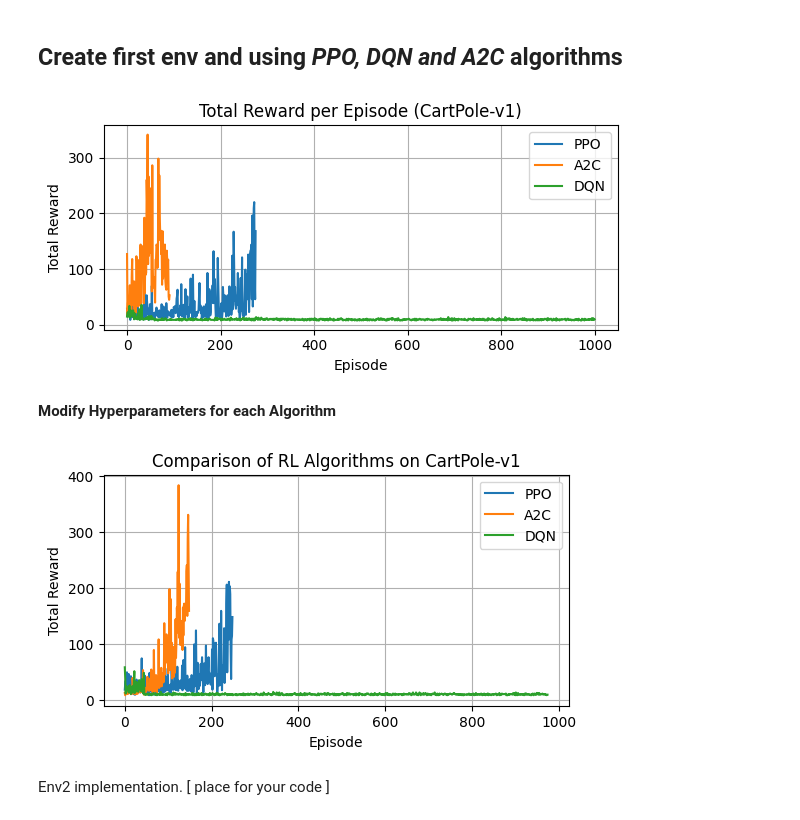
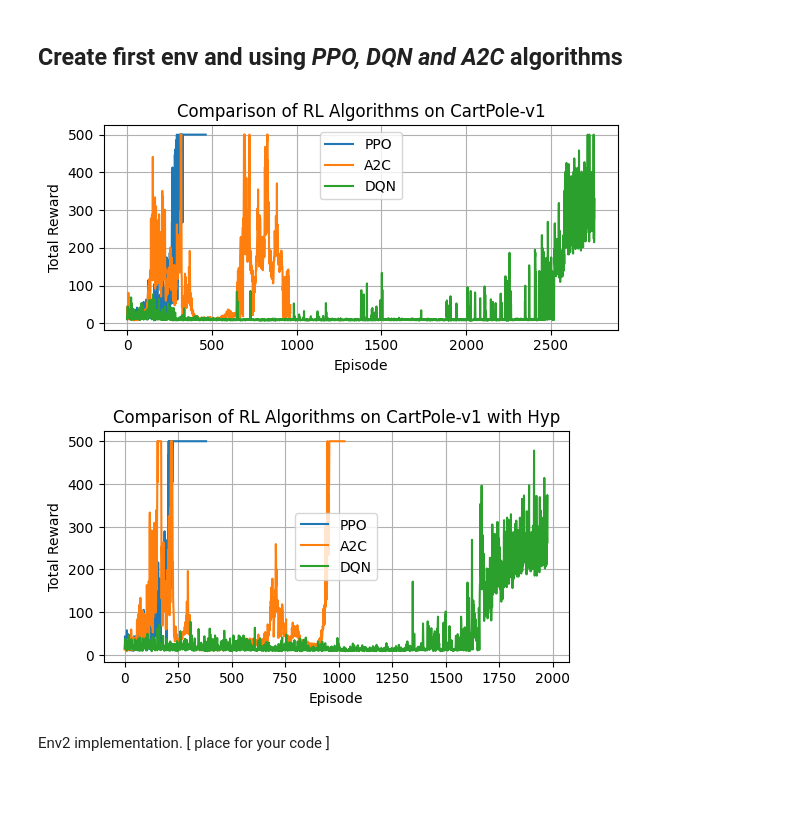
Before and after one commit to SaeedTerik/rl_homework, a Jupyter notebook: HW1_Notebook.ipynb, the cells around one changed output. Saved outputs shown, nothing was run; the diff lists cells and outputs as text; code cells hidden in the pictures; blank space fills up the shorter version.

```diff
--- a/HW1_Notebook.ipynb
+++ b/HW1_Notebook.ipynb
@@ -277,17 +264,0 @@ rewards_dict = {
-# %%
-# Plot
-plt.figure(figsize=(6, 3))
-for algo, rewards in rewards_dict.items():
-    plt.plot(rewards, label=algo)
-
-plt.xlabel("Episode")
-plt.ylabel("Total Reward")
-plt.title("Total Reward per Episode (CartPole-v1)")
-plt.legend()
-plt.grid(True)
-plt.tight_layout()
-plt.show()
-# %% [output]
-[figure, removed]
-# %% [markdown]
-**Modify Hyperparameters for each Algorithm**
@@ -311,17 +265,51 @@ rewards_dict_hyp = {
-# %%
-import matplotlib.pyplot as plt
-
-plt.figure(figsize=(6, 3))
-for algo_name, rewards in rewards_dict_hyp.items():
-    plt.plot(rewards, label=algo_name)
-plt.xlabel("Episode")
-plt.ylabel("Total Reward")
-plt.title("Comparison of RL Algorithms on CartPole-v1")
-plt.legend()
-plt.grid(True)
-plt.show()
-# %% [output]
-[figure, removed]
+# %%
+# Import env 1
+first_env = gym.make("CartPole-v1", render_mode="rgb_array")
+
+# Dictionary to store rewards
+rewards_dict = {}
+
+# Train models and collect episode rewards
+rewards_dict = {
+    'PPO': train_and_log(PPO, first_env, timesteps),
+    'A2C': train_and_log(A2C, first_env, timesteps),
+    'DQN': train_and_log(DQN, first_env, timesteps)
+}
+# Plot
+plt.figure(figsize=(6, 3))
+for algo, rewards in rewards_dict.items():
+    plt.plot(rewards, label=algo)
+
+plt.xlabel("Episode")
+plt.ylabel("Total Reward")
+plt.title("Comparison of RL Algorithms on CartPole-v1")
+plt.legend()
+plt.grid(True)
+plt.tight_layout()
+plt.show()
+
+rewards_dict_hyp = {
+    'PPO': train_and_log(PPO, first_env, timesteps,
+                             kwargs={'learning_rate': 0.0004, 'n_steps': 1024,    'batch_size': 64, 'ent_coef': 0.01}),
+    'A2C': train_and_log(A2C, first_env, timesteps,
+                             kwargs={'learning_rate': 0.0008, 'n_steps': 7}),
+    'DQN': train_and_log(DQN, first_env, timesteps,
+                             kwargs={'learning_rate': 0.0002, 'learning_starts': 64, 'batch_size': 64,
+                                     'exploration_fraction': 0.3, 'exploration_final_eps': 0.01,})
+}
+
+plt.figure(figsize=(6, 3))
+for algo_name, rewards in rewards_dict_hyp.items():
+    plt.plot(rewards, label=algo_name)
+plt.xlabel("Episode")
+plt.ylabel("Total Reward")
+plt.title("Comparison of RL Algorithms on CartPole-v1 with Hyp")
+plt.legend()
+plt.grid(True)
+plt.show()
+# %% [output]
+[figure, added]
+[figure, added]
 # %% [markdown]
 Env2 implementation. [ place for your code ]
 # %%
```
Also changed, not shown: parts of 13 cells of this notebook.
